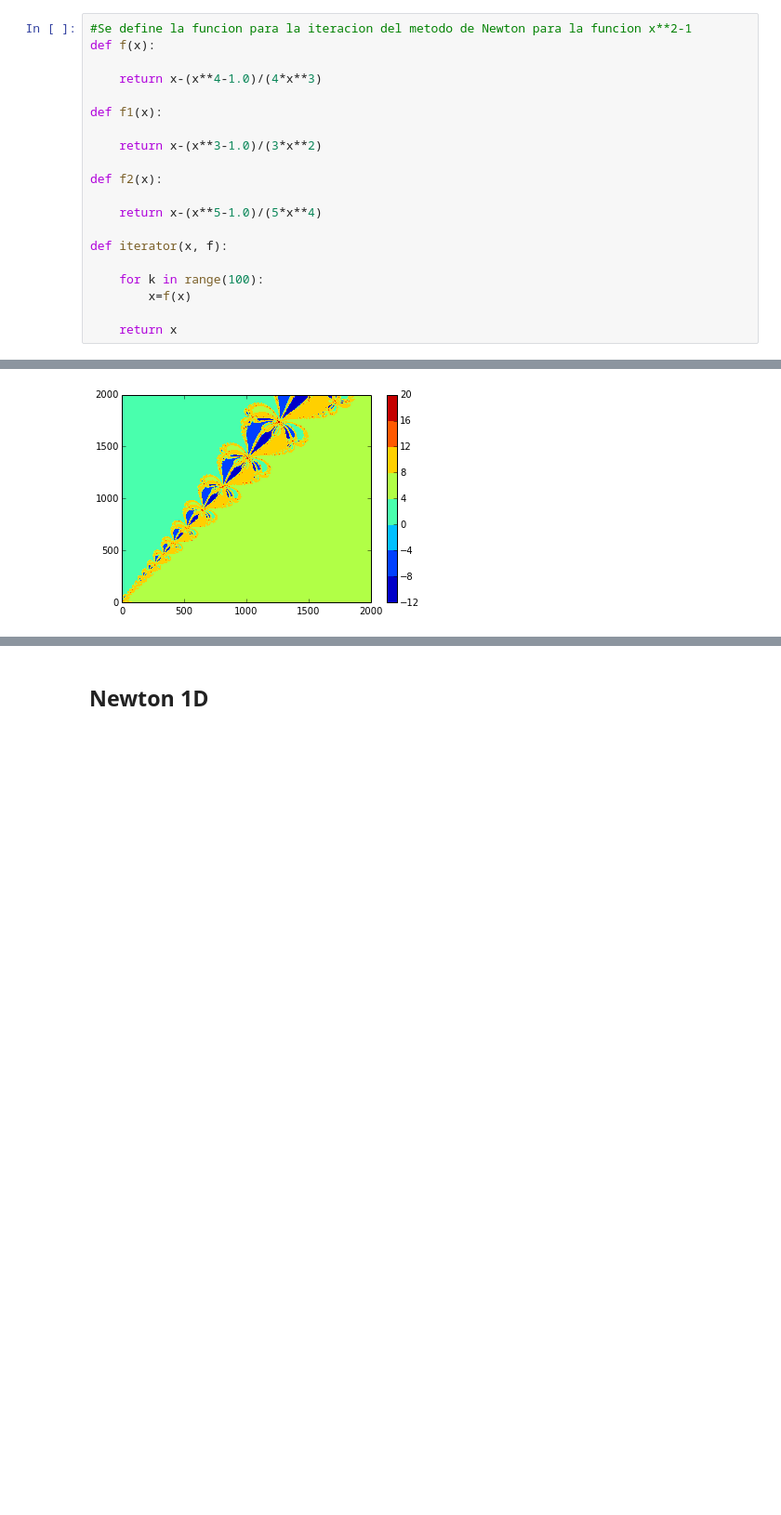
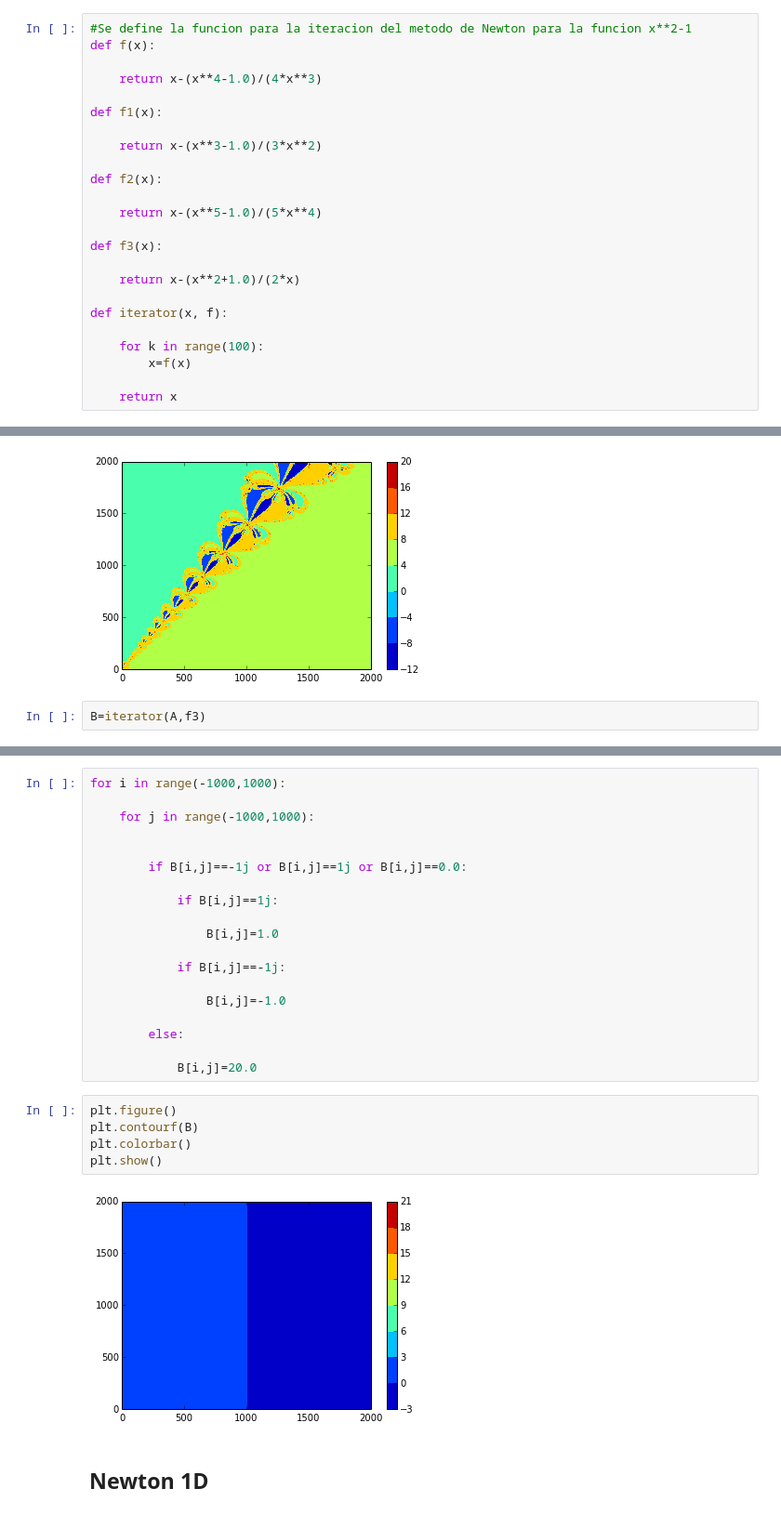
Before and after one commit to davidphysdavalos/ClasePython, a Jupyter notebook: ProyectoFinal/Presentacion.ipynb, the cells around one changed output, grey strips where cells are left out. Shown at 93% size. Drawn from its saved outputs; the diff is of its cells as text; blank space fills up the shorter version.

```diff
--- a/ProyectoFinal/Presentacion.ipynb
+++ b/ProyectoFinal/Presentacion.ipynb
@@ -157,6 +138,10 @@ def f2(x):
 
     return x-(x**5-1.0)/(5*x**4)
 
+def f3(x):
+
+    return x-(x**2+1.0)/(2*x)
+
 def iterator(x, f):
 
     for k in range(100):
@@ -305,3 +290,5 @@ plt.colorbar()
 plt.show()
 # %% [output]
 [figure]
+# %%
+B=iterator(A,f3)
@@ -308,3 +299,29 @@ plt.show()
+# %%
+for i in range(-1000,1000):
+
+    for j in range(-1000,1000):
+
+
+        if B[i,j]==-1j or B[i,j]==1j or B[i,j]==0.0:
+
+            if B[i,j]==1j:
+
+                B[i,j]=1.0
+
+            if B[i,j]==-1j:
+
+                B[i,j]=-1.0
+
+        else:
+
+            B[i,j]=20.0
+# %%
+plt.figure()
+plt.contourf(B)
+plt.colorbar()
+plt.show()
+# %% [output]
+[figure, added]
 # %% [markdown]
 ## Newton 1D
 # %%
```
Also changed, not shown: parts of 34 cells of this notebook, 3 other files.
